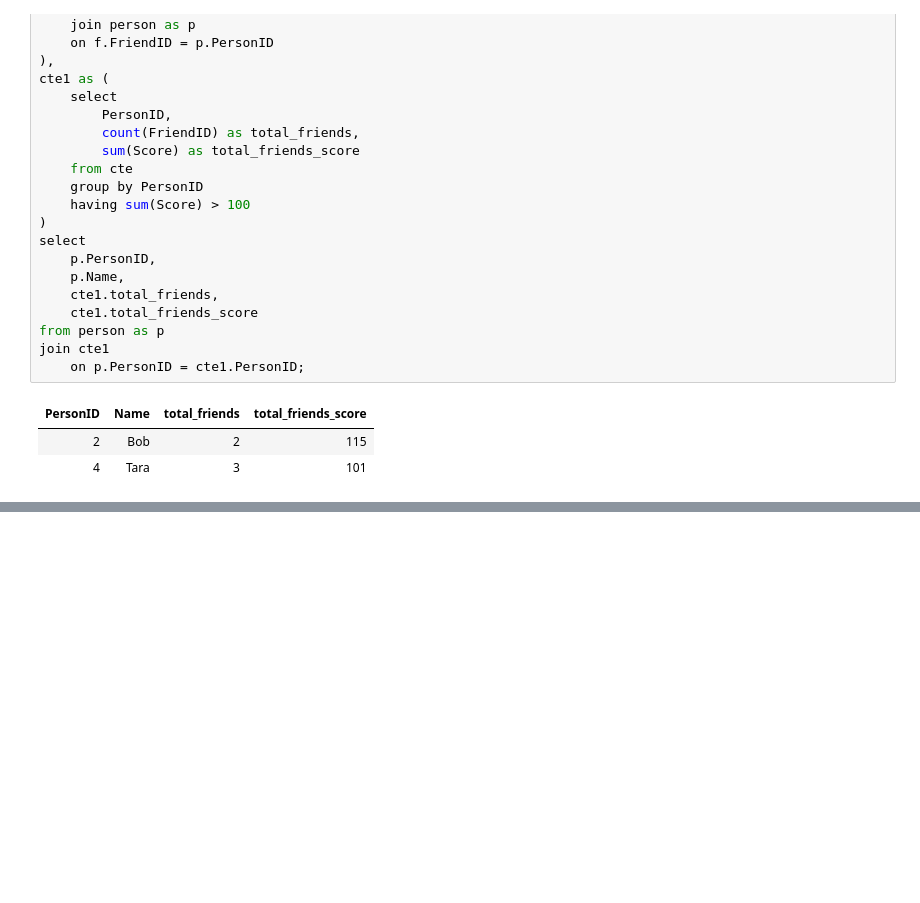
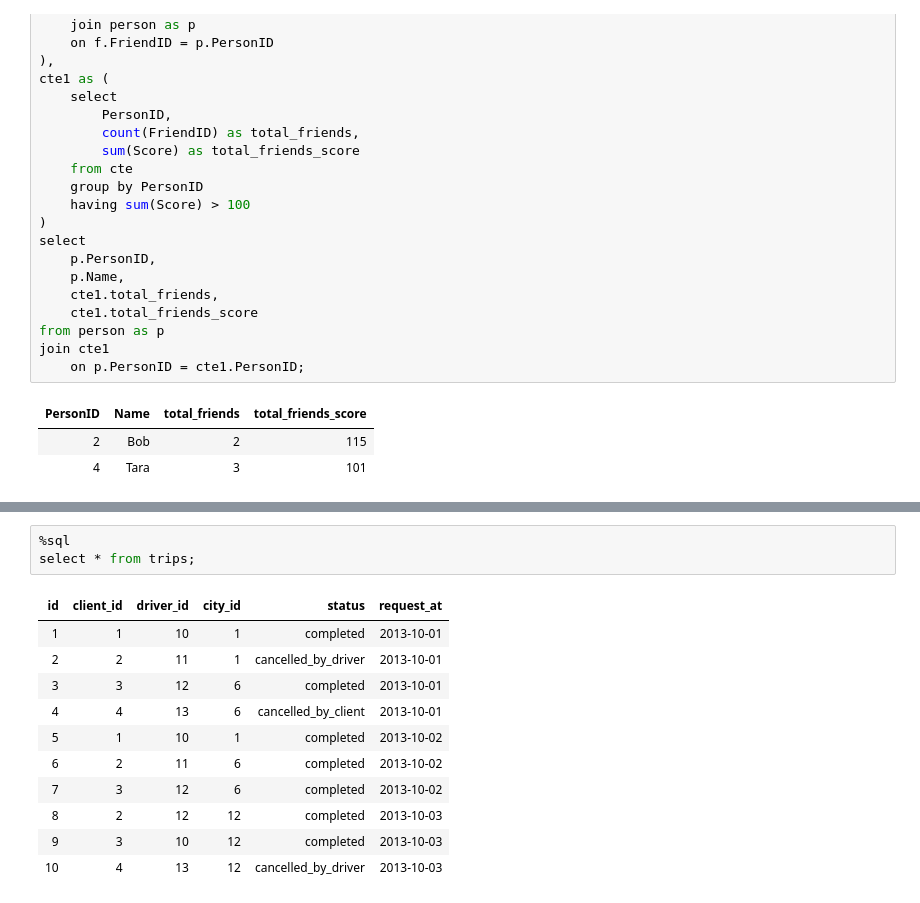
Before and after one commit to Rupam-1/SQL-Pyspark-practise_youtube, a Jupyter notebook: 01. SQL - Part1.ipynb, the cells around one changed output, grey strips where cells are left out. Cells and saved outputs as stored; diff of their text form; blank space fills up the shorter version.

```diff
--- a/01. SQL - Part1.ipynb
+++ b/01. SQL - Part1.ipynb
@@ -313,0 +361,15 @@ join cte1
+# %%
+%sql
+select * from trips;
+# %% [output]
+| id | client_id | driver_id | city_id | status | request_at |
+| 1 | 1 | 10 | 1 | completed | 2013-10-01 |
+| 2 | 2 | 11 | 1 | cancelled_by_driver | 2013-10-01 |
+| 3 | 3 | 12 | 6 | completed | 2013-10-01 |
+| 4 | 4 | 13 | 6 | cancelled_by_client | 2013-10-01 |
+| 5 | 1 | 10 | 1 | completed | 2013-10-02 |
+| 6 | 2 | 11 | 6 | completed | 2013-10-02 |
+| 7 | 3 | 12 | 6 | completed | 2013-10-02 |
+| 8 | 2 | 12 | 12 | completed | 2013-10-03 |
+| 9 | 3 | 10 | 12 | completed | 2013-10-03 |
+| 10 | 4 | 13 | 12 | cancelled_by_driver | 2013-10-03 |
```
Also changed, not shown: parts of 5 cells of this notebook.
